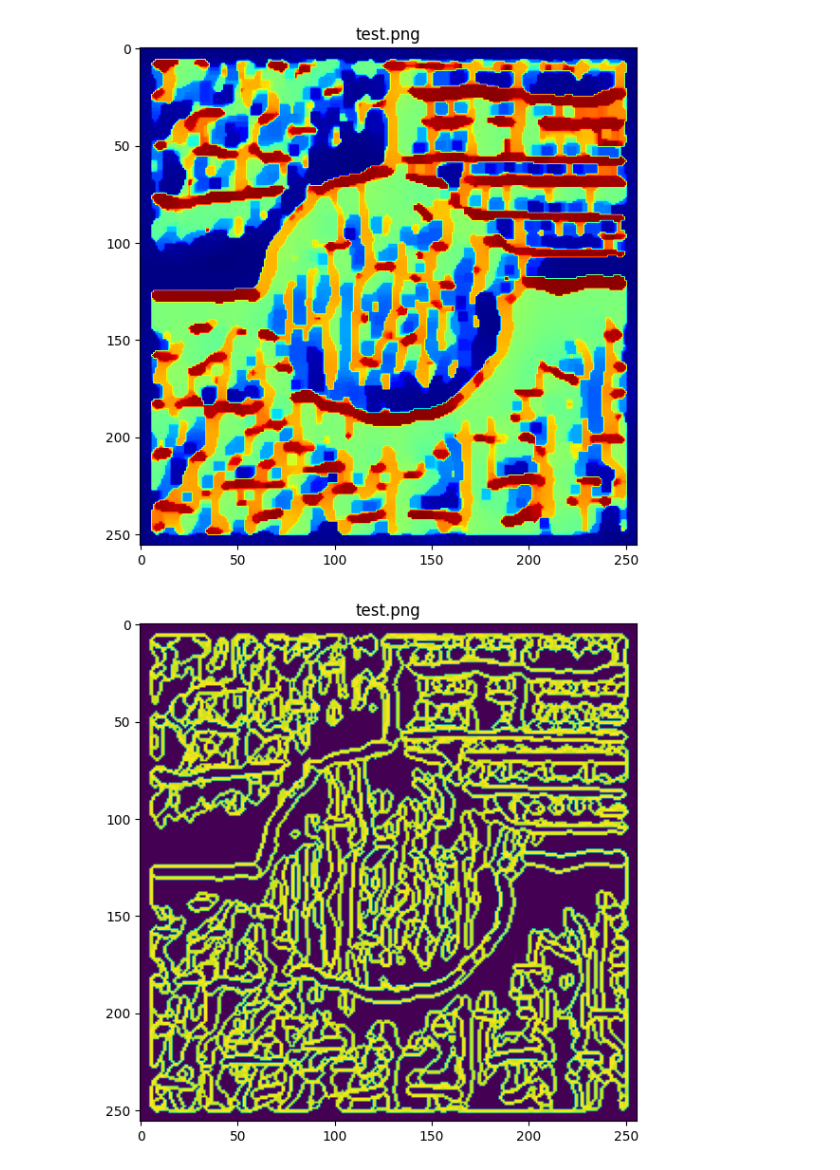
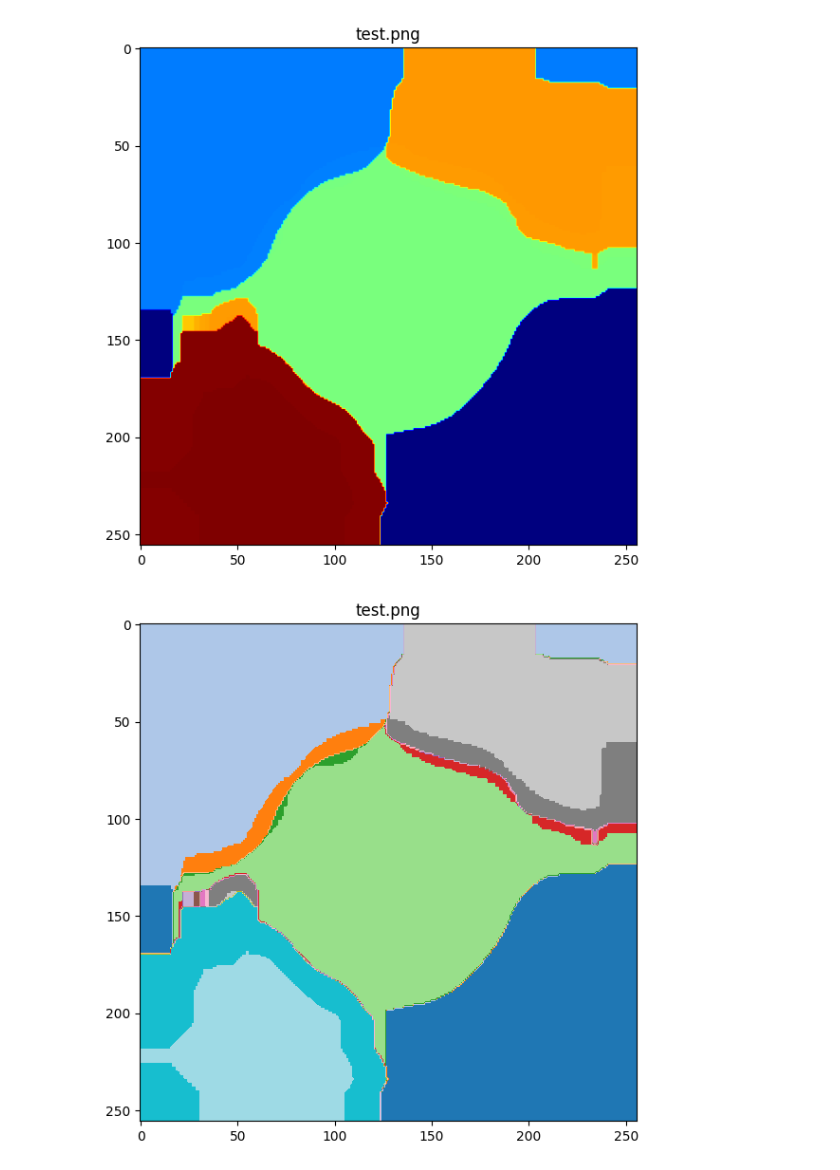
Before and after one commit to dmytro-varich/Texture-Segmentation-App, a Jupyter notebook: segmentation_main.ipynb, the cells around one changed output. Saved outputs shown, nothing was run; the diff lists cells and outputs as text; code cells hidden in the pictures.

```diff
--- a/segmentation_main.ipynb
+++ b/segmentation_main.ipynb
@@ -597,12 +547,12 @@ def main(directory):
     resize_shape = None
     convert_to_gray = True
     normalize = True
-    sigma = 0.5
+    sigma = 1
     apply_edge_detection = False
     for key, image in images.items():
         images[key] = TextureSegmentation.preprocess_image(image,
                                                            resize_shape=resize_shape,
-                                                           convert_to_gray = convert_to_gray,
+                                                           convert_to_gray=convert_to_gray,
                                                            normalize=normalize,
                                                            sigma=sigma,
                                                            apply_edge_detection=apply_edge_detection)
@@ -612,7 +562,7 @@ def main(directory):
 
     # Extract patches from the preprocessed images
     patches = dict()
-    patch_size = (12, 12)
+    patch_size = (15, 15)
     for key, image in images.items():
         patches[key] = TextureSegmentation.extract_patches(image, patch_size=patch_size)
     # print(patches)
@@ -633,39 +583,39 @@ def main(directory):
 
     # Segment the images by extracting texture features and using the Mumford-Shah
     segmented_images, edges = dict(), dict()
-    gamma = 0.7
-    n1, n2 = 5, 5
-    iterations, tol, alpha, beta, epsilon = 1, 0.1, 1000, 0.01, 0.01
+    gamma = 0.5
+    median_filter_size, n2 = 30, 30
+    iterations, tol, alpha, beta, epsilon = 1, 0.1, 1000, -0.1, -0.01
     for key, image in images.items():
         segmented_images[key], edges[key] = TextureSegmentation.segmentation(image, prp_centroids,
                                                                             patch_size=patch_size,
                                                                             gamma=gamma,
+                                                                            median_filter_size=median_filter_size,
                                                                             iterations=iterations,
                                                                             alpha=alpha, beta=beta,
-                                                                             epsilon=epsilon, n1=n1, n2=n2)
+                                                                            epsilon=epsilon, n2=n2)
     # print(segmented_images)
     # Display the segmented images and edges
     TextureSegmentation.show_images(segmented_images, figsize=figsize, rows=rows, cols=cols, cmap='jet')
-    TextureSegmentation.show_images(edges, figsize=figsize, rows=rows, cols=cols, cmap=None)
+    # TextureSegmentation.show_images(edges, figsize=figsize, rows=rows, cols=cols, cmap=None)
 
-    # # Assign labels to the segmented images
-    # labels = dict()
-    # for key, segmented_image in segmented_images.items():
-    #     labels[key] = TextureSegmentation.assign_labels(segmented_image, prp_centroids,
-    #                                                     patch_size=patch_size,
-    #                                                     sigma=sigma)
+    # Assign labels to the segmented images
+    labels = dict()
+    for key, segmented_image in segmented_images.items():
+        labels[key] = TextureSegmentation.assign_labels(segmented_image)
 
-    # # Display the labels
-    # TextureSegmentation.show_images(labels, figsize=figsize, rows=rows, cols=cols, cmap='tab20')
+    # Display the labels
+    TextureSegmentation.show_images(labels, figsize=figsize, rows=rows, cols=cols, cmap='tab20')
 
-    # # Postprocess images using CRF
-    # postprocessed_images = dict()
-    # for key, segmented_image in segmented_images.items():
-    #     postprocessed_images[key] = TextureSegmentation.postprocess_segmentation(segmented_image, edges[key], labels[key],
-    #                                                                              num_classes=optimal_clusters)
+    # Postprocess images using CRF
+    postprocessed_images = dict()
+    for key, segmented_image in segmented_images.items():
+        n_labels = labels[key].max() + 1
+        postprocessed_images[key] = TextureSegmentation.postprocess_segmentation(images[key], labels[key], edges[key], n_labels,
+                                                                                 num_classes=optimal_clusters)
 
-    # # Display the postprocessed images
-    # TextureSegmentation.show_images(postprocessed_images, figsize=figsize, rows=rows, cols=cols, cmap='tab20')
+    # Display the postprocessed images
+    TextureSegmentation.show_images(postprocessed_images, figsize=figsize, rows=rows, cols=cols, cmap='tab20')
 
     # Save the segmented images to the output directory
     # TextureSegmantation.save_segmented_images('output', {})
@@ -682,2 +632,2 @@ if __name__ == '__main__':
-[figure, old version]
+[figure, new version]
-[figure, old version]
+[figure, new version]
```
Also changed, not shown: parts of 4 cells of this notebook.
